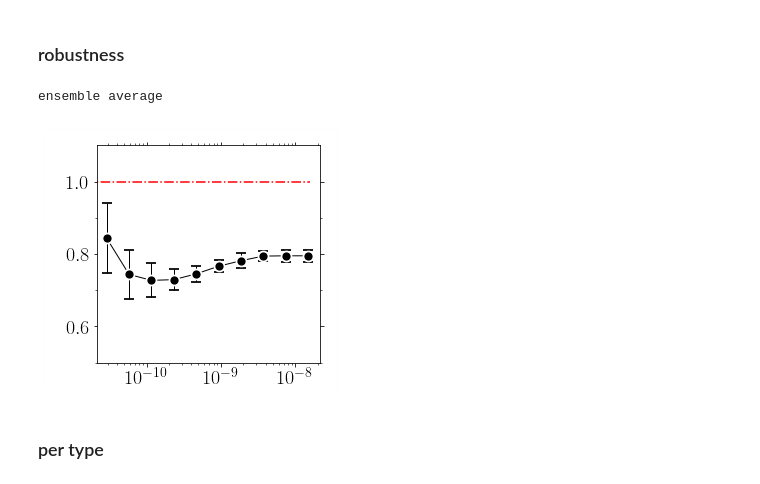
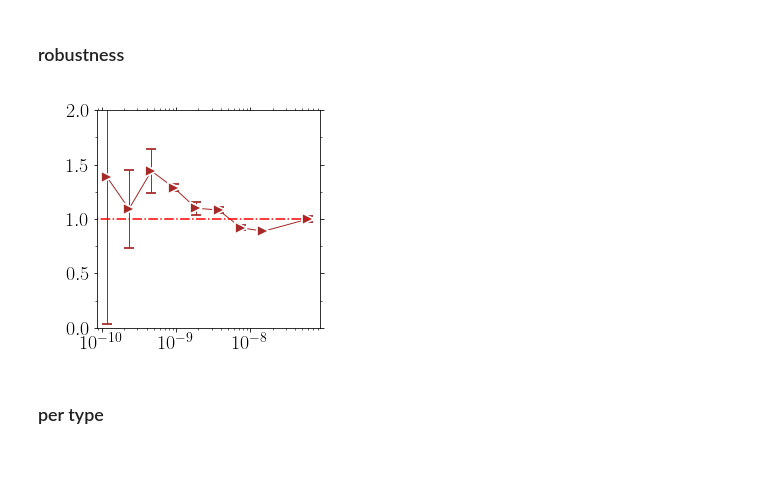
Before and after one commit to kkarimi62/vacancyDiffusion, a Jupyter notebook: postproc/postproc.ipynb, the cells around one changed output. Cells and saved outputs as stored; diff of their text form; code cells hidden in the pictures.

```diff
--- a/postproc/postproc.ipynb
+++ b/postproc/postproc.ipynb
@@ -1265,31 +1266,33 @@ ensemble average
 class Robustness(Temperature):
 
     def __init__(self,temp_range,nrun,verbose=False):
-        Temperature.__init__(self,temp_range,nrun)
+        Temperature.__init__(self,temp_range,nrun,verbose=verbose)
 
-    def FitRange(self):
+    def FitRange(self,decades=9):
         self.Fit(Plot=False,shift=False,
                 p0=[[1e-08, 1e-4, 1e2, 1.0]],
-                 SIGMA=True, #--- comment for ni
+#                 sigma=True, #--- comment for ni
                      plotAttrs={'bbox_to_anchor':(-0.05,0.23,0.5,0.5)}
                 )
 
-        xlo = np.floor(np.log2(self.smat[:,0].min()))
+        self.xlo = np.floor(np.log2(self.smat[:,0].min()))
         xhii = np.ceil(np.log2(self.smat[:,0].max()))
-        self.xrange = 2**np.arange(xhii+1,xhii-9,-1)
+        self.xrange = 2**np.arange(xhii+1,xhii-decades,-1)
 
     def Fitting(self):
         #--- bounds
         self.exponents = np.zeros(len(self.xrange))
         self.error = np.zeros(len(self.xrange))
+        self.npoin = np.zeros(len(self.xrange))
 
+        npoint_filtrd0 = self.smat.shape[0]
         for xhi, indx in zip(self.xrange,range(len(self.xrange))):
             self.Fit(Plot=False,
                      shift=False,
         #             bounds=([0, 0, 0,0.999], [1e-2, 1e-3, 1,1.001]),
-                    p0=[[1e-08/2, 1e-4/2, 1e2/2, 1.01]],
-                     SIGMA=True, #--- comment for ni
-                     xlo=2**xlo,xhi=xhi,
+                     p0=[[1e-08, 1e-4, 1e2, 1.0]],
+#                     sigma=True, #--- comment for ni
+                     xlo=2**self.xlo,xhi=xhi,
                      plotAttrs={'yscale':'log',
                           'xscale':'log',
         #                   'xlim':(4e-13,8e-4),
@@ -1301,7 +1304,21 @@ class Robustness(Temperature):
     #                       'title':'png/msd_temp_nicocr_fit.png'
                                },
                     )
+
+            #--- check if decrease in tc leads to fewere points
+#             npoint_filtrd = np.sum(self.filtr)
+#             if self.verbose:
+#                 print('npoint_filtrd=',npoint_filtrd)
+#             #if indx > 0:
+#             if npoint_filtrd == npoint_filtrd0 and indx > 0:
+#                 continue
+# #                    , '%s >= %sdecrease ndecades!'%(npoint_filtrd,npoint_filtrd0)
+#             npoint_filtrd0 = npoint_filtrd
+
             #--- assign
+            self.npoin[indx] = np.sum(self.filtr)
+            if self.npoin[indx] == self.npoin[indx-1] and indx > 0:
+                continue
             self.exponents[indx] = self.popt[-1]
             x = self.temps[ 0 ]
             self.error[indx] = 0.5*(self.exponent[x][1]-self.exponent[x][2])
@@ -1311,51 +1328,62 @@ if not eval(confParser['flags']['RemoteMachine']):
     symbols = utl.Symbols()
     ax = utl.PltErr(None,None,Plot=False)
 
-    temps = [1000] #[1000,1200,1400,1600,1800,2000]
-    indices = [0] #range(10)
+    temps = [2000] #[1000,1200,1400,1600,1800,2000]
+    indices = [5] #range(10)
     for temperature, indx in zip(temps,indices):
         try:
-            rb = Robustness([temperature],8,
-                            verbose = True
+            rb = Robustness([temperature],1,
+#                            verbose = True
                            )
 
             #--- parse data
-            rb.Parse( list(map(lambda x:'NiCoCrNatom1KTemp%sK/Run%s/msd/msd.txt'%(x[0],x[1]),
+#            rb.Parse( list(map(lambda x:'CantorNatom16KTemp%sKEnsemble8/Run%s/msd/msd.txt'%(x[0],x[1]),
+#            rb.Parse( list(map(lambda x:'NiCoCrNatom1KTemp%sK/Run%s/msd/msd.txt'%(x[0],x[1]),
+            rb.Parse( list(map(lambda x:'NiNatom16KTemp%sK/Run%s/msd/msd.txt'%(x[0],x[1]),
                                 rb.temps_runs ))
                      )
 
             #--- plot average
             if rb.nrun > 1:
                 print('ensemble average')
                 rb.EnsAverage(log_scale=False)
+#                 rb.PlotAverage(**{
+#                           'yscale':'log',
+#                           'xscale':'log',
+#         #                   'xlim':(1e-10,1e-3),
+#         #                   'ylim':(1e-4,1e-1),
+#         #                     'xstr':r'$t\mathrm{(s)}$',
+#         #                   'ystr':r'msd(A$^2$)',
+# #                            'title':'png/msd_temp_cantor.png',
+#                 })
             #
             #--- fit
             #
-            rb.FitRange()
+            rb.FitRange(decades=10)
             rb.Fitting()
 
 
-        #--- get data
-            utl.PltErr(rb.xrange,rb.exponents,yerr=rb.error,
+            #--- get data
+            filtr = np.all([rb.exponents>0,rb.exponents<2],axis=0)
+            utl.PltErr(rb.xrange[filtr],rb.exponents[filtr],yerr=rb.error[filtr],
                        attrs=symbols.GetAttrs(count=indx%7),
                        ax=ax,
                         Plot=False,
                       )
         except:
             print('increase fit range!')
-    #         traceback.print_exc()
+            traceback.print_exc()
             continue
 
     utl.PltErr(ax.axis()[:2],[1,1],Plot=False,ax=ax,
                 attrs={'fmt':'-.','color':'red'},
-                       ylim=(.5,1.1),
+                       ylim=(0,2),
                       xscale='log',
                        DrawFrame=DRAW_FRAME,
-                       title='png/exponentH_nicocr_T%sK.png'%temperature,
+                       title='png/exponentH_ni_T%sK.png'%temperature,
               )
 # %% [output]
-ensemble average
-[figure, old version]
+[figure, new version]
 # %% [markdown]
 ### per type
 # %%
```
Also changed, not shown: parts of 2 cells of this notebook.
